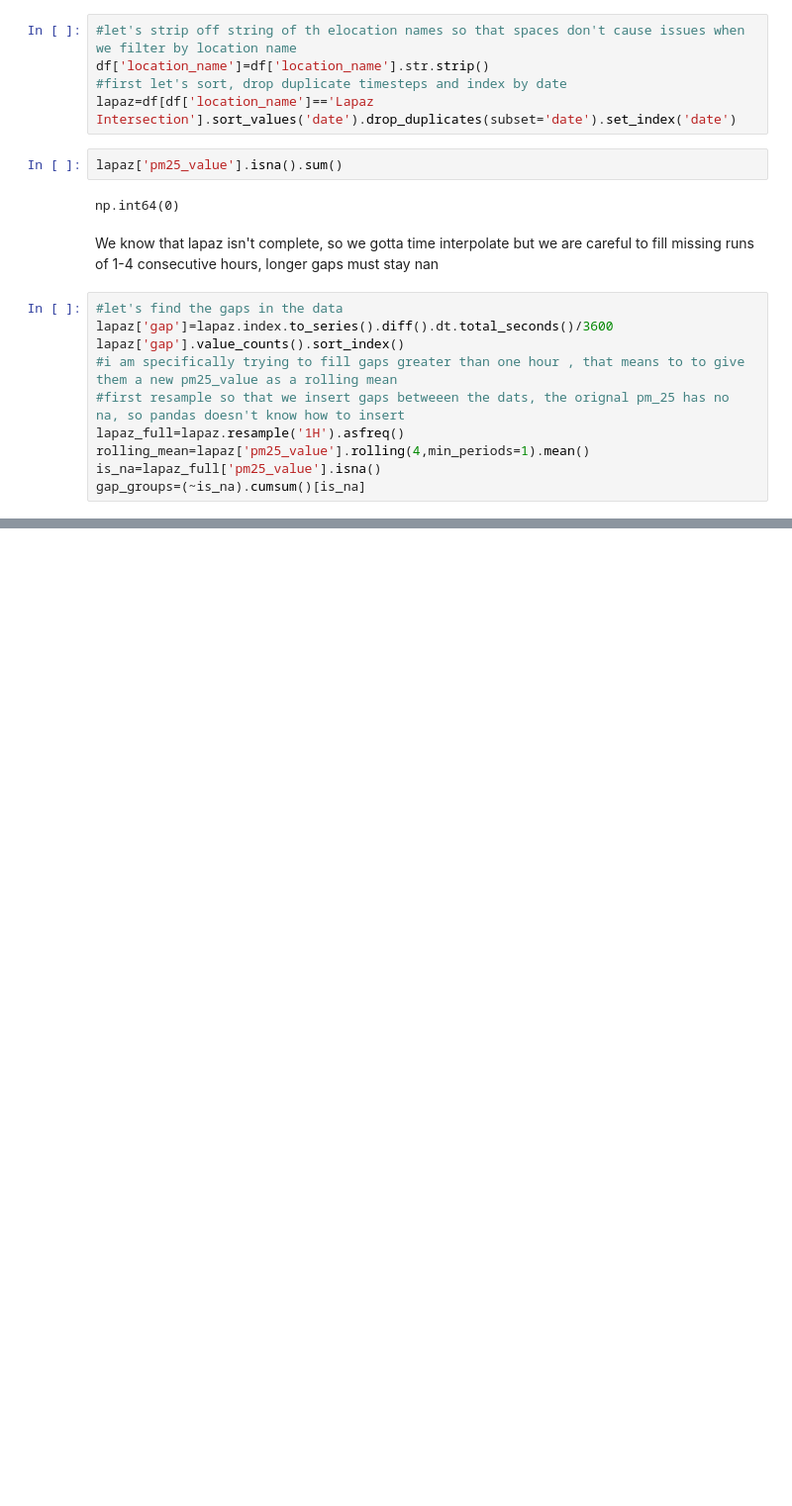
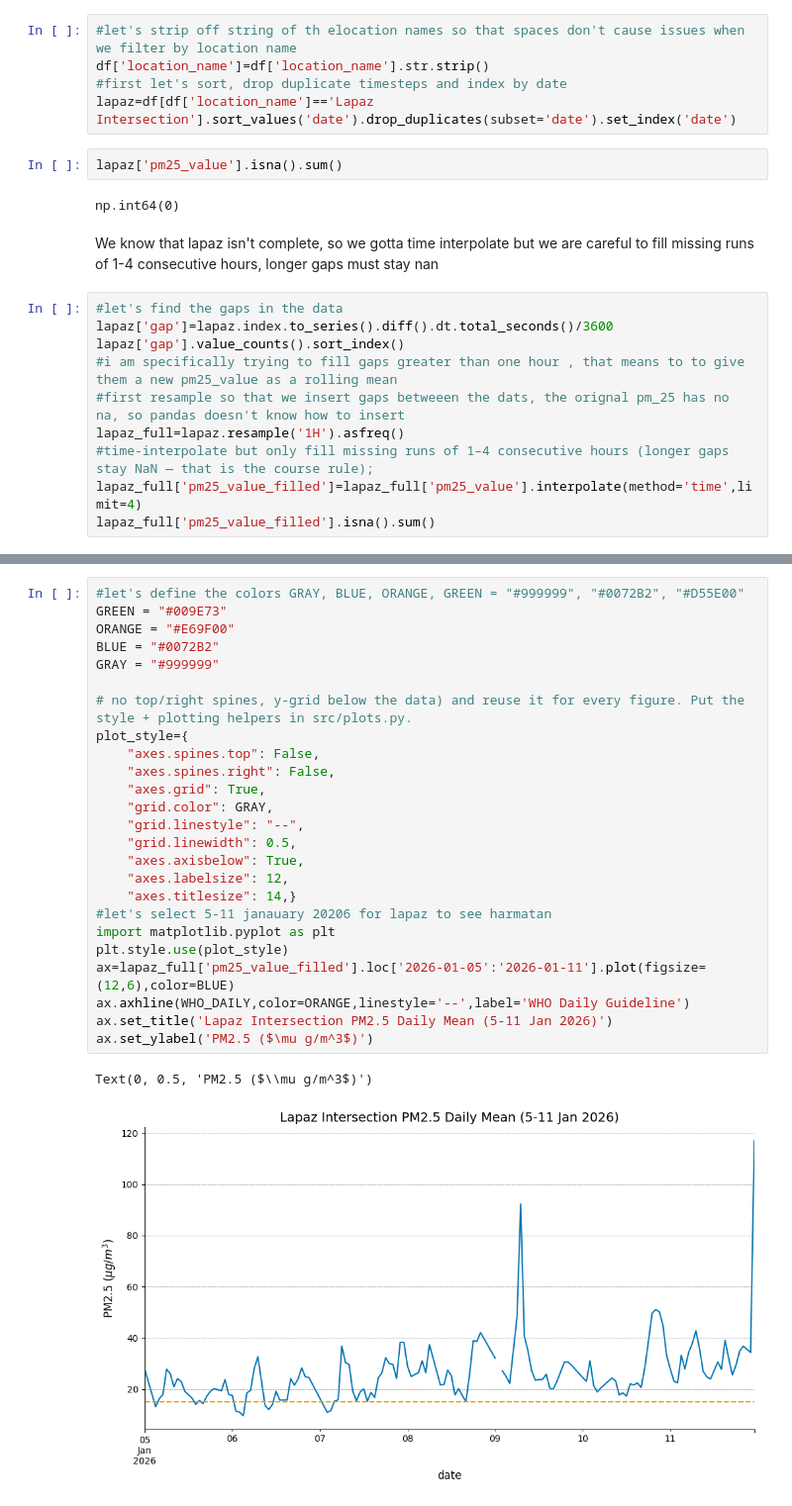
Before and after one commit to raidenkhan/Accra_sensor_data_science_project, a Jupyter notebook: Sensor_analysis.ipynb, the cells around one changed output, grey strips where cells are left out. Shown at 99% size. Drawn from its saved outputs; the diff is of its cells as text; blank space fills up the shorter version.

```diff
--- a/Sensor_analysis.ipynb
+++ b/Sensor_analysis.ipynb
@@ -66,7 +66,7 @@ lapaz['gap'].value_counts().sort_index()
 #i am specifically trying to fill gaps greater than one hour , that means to to give them a new pm25_value as a rolling mean
 #first resample so that we insert gaps betweeen the dats, the orignal pm_25 has no na, so pandas doesn't know how to insert
 lapaz_full=lapaz.resample('1H').asfreq()
-rolling_mean=lapaz['pm25_value'].rolling(4,min_periods=1).mean()
-is_na=lapaz_full['pm25_value'].isna()
-gap_groups=(~is_na).cumsum()[is_na]
+#time-interpolate but only fill missing runs of 1–4 consecutive hours (longer gaps stay NaN — that is the course rule);
+lapaz_full['pm25_value_filled']=lapaz_full['pm25_value'].interpolate(method='time',limit=4)
+lapaz_full['pm25_value_filled'].isna().sum()
 # %% [output]
@@ -112,0 +95,28 @@ lapaz['pm25_value_filled']=lapaz['pm25_value'].fillna(lapaz['pm25_value'].rollin
+# %%
+#let's define the colors GRAY, BLUE, ORANGE, GREEN = "#999999", "#0072B2", "#D55E00"
+GREEN = "#009E73"
+ORANGE = "#E69F00"
+BLUE = "#0072B2"
+GRAY = "#999999"
+
+# no top/right spines, y-grid below the data) and reuse it for every figure. Put the style + plotting helpers in src/plots.py.
+plot_style={
+    "axes.spines.top": False,
+    "axes.spines.right": False,
+    "axes.grid": True,
+    "grid.color": GRAY,
+    "grid.linestyle": "--",
+    "grid.linewidth": 0.5,
+    "axes.axisbelow": True,
+    "axes.labelsize": 12,
+    "axes.titlesize": 14,}
+#let's select 5-11 janauary 20206 for lapaz to see harmatan
+import matplotlib.pyplot as plt
+plt.style.use(plot_style)
+ax=lapaz_full['pm25_value_filled'].loc['2026-01-05':'2026-01-11'].plot(figsize=(12,6),color=BLUE)
+ax.axhline(WHO_DAILY,color=ORANGE,linestyle='--',label='WHO Daily Guideline')
+ax.set_title('Lapaz Intersection PM2.5 Daily Mean (5-11 Jan 2026)')
+ax.set_ylabel('PM2.5 ($\mu g/m^3$)')
+# %% [output]
+Text(0, 0.5, 'PM2.5 ($\\mu g/m^3$)')
+[figure, added]
```
Also changed, not shown: parts of 16 cells of this notebook.
